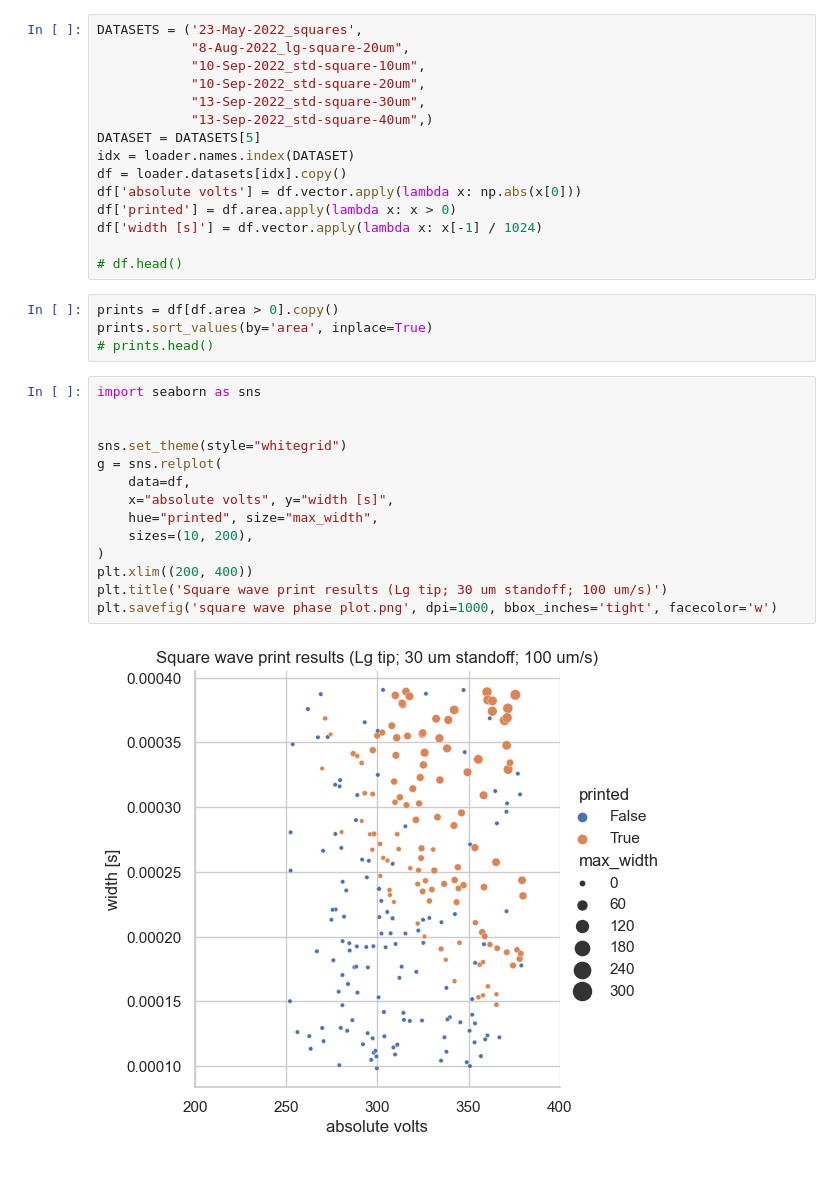
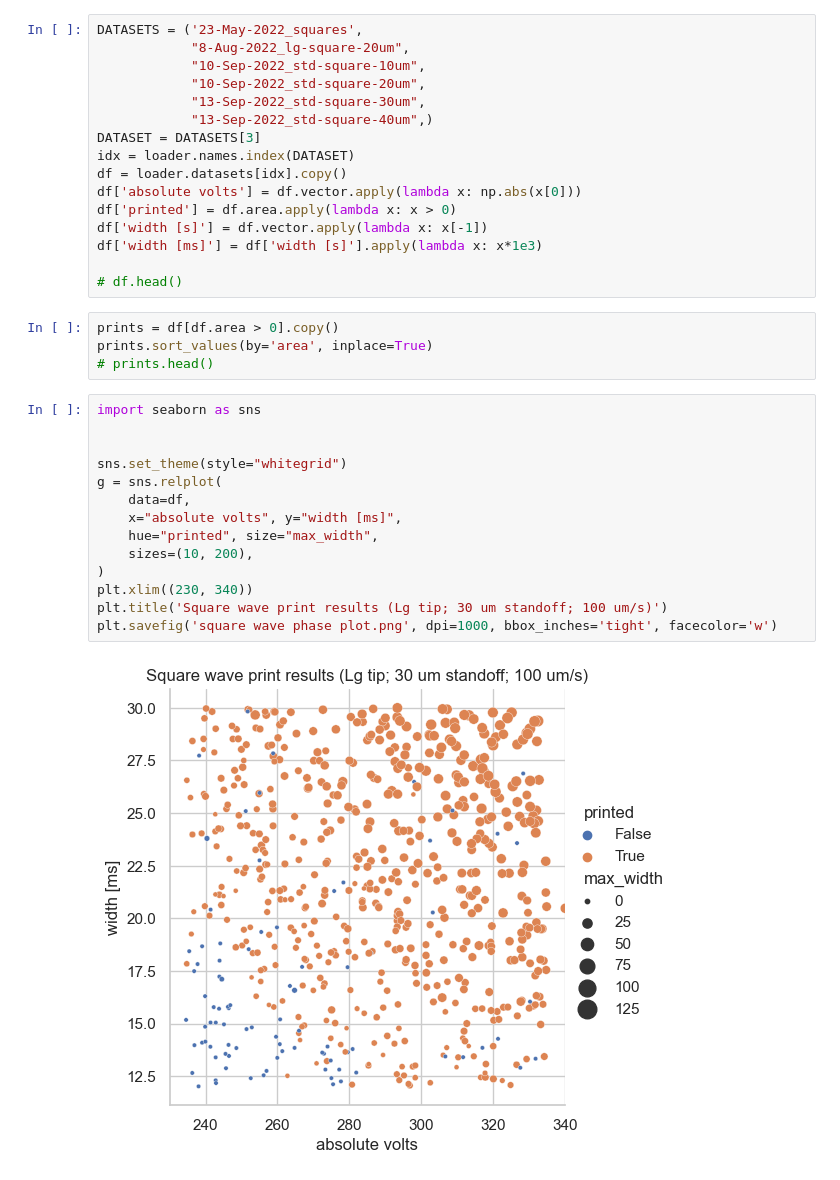
Before and after one commit to onakanob/ehd_exsitu, a Jupyter notebook: notebooks/square wave phase map.ipynb, the cells around one changed output. Cells and saved outputs as stored; diff of their text form.

```diff
--- a/notebooks/square wave phase map.ipynb
+++ b/notebooks/square wave phase map.ipynb
@@ -52,12 +49,13 @@ DATASETS = ('23-May-2022_squares',
             "10-Sep-2022_std-square-20um",
             "13-Sep-2022_std-square-30um",
             "13-Sep-2022_std-square-40um",)
-DATASET = DATASETS[5]
+DATASET = DATASETS[3]
 idx = loader.names.index(DATASET)
 df = loader.datasets[idx].copy()
 df['absolute volts'] = df.vector.apply(lambda x: np.abs(x[0]))
 df['printed'] = df.area.apply(lambda x: x > 0)
-df['width [s]'] = df.vector.apply(lambda x: x[-1] / 1024)
+df['width [s]'] = df.vector.apply(lambda x: x[-1])
+df['width [ms]'] = df['width [s]'].apply(lambda x: x*1e3)
 
 # df.head()
 # %%
@@ -67,16 +65,16 @@ prints.sort_values(by='area', inplace=True)
 # %%
 import seaborn as sns
 
 
 sns.set_theme(style="whitegrid")
 g = sns.relplot(
     data=df,
-    x="absolute volts", y="width [s]",
+    x="absolute volts", y="width [ms]",
     hue="printed", size="max_width",
     sizes=(10, 200),
 )
-plt.xlim((200, 400))
+plt.xlim((230, 340))
 plt.title('Square wave print results (Lg tip; 30 um standoff; 100 um/s)')
 plt.savefig('square wave phase plot.png', dpi=1000, bbox_inches='tight', facecolor='w')
 # %% [output]
-[figure, old version]
+[figure, new version]
```
Also changed, not shown: parts of 1 cell of this notebook, 8 other files.
